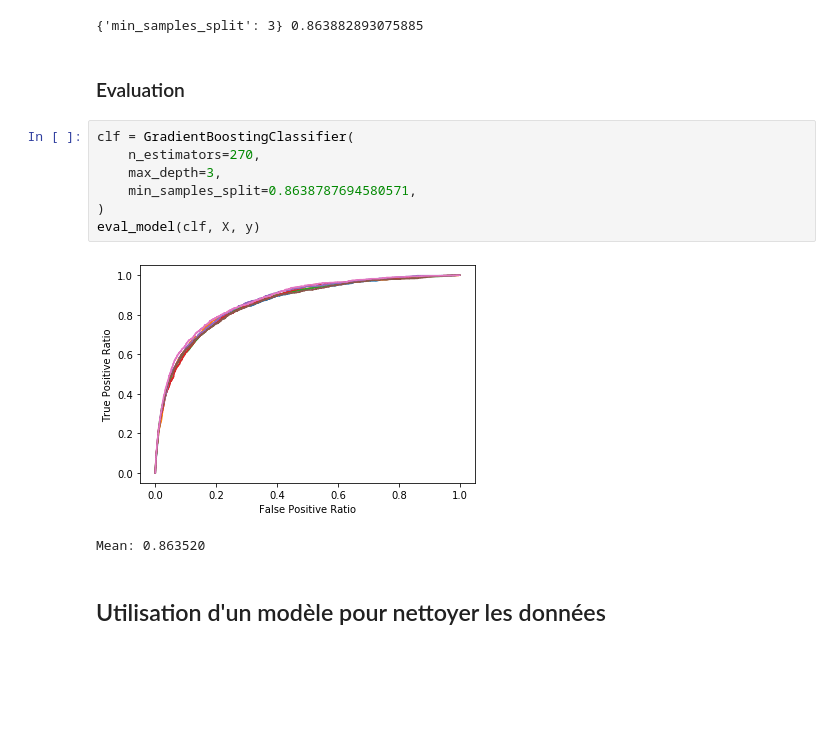
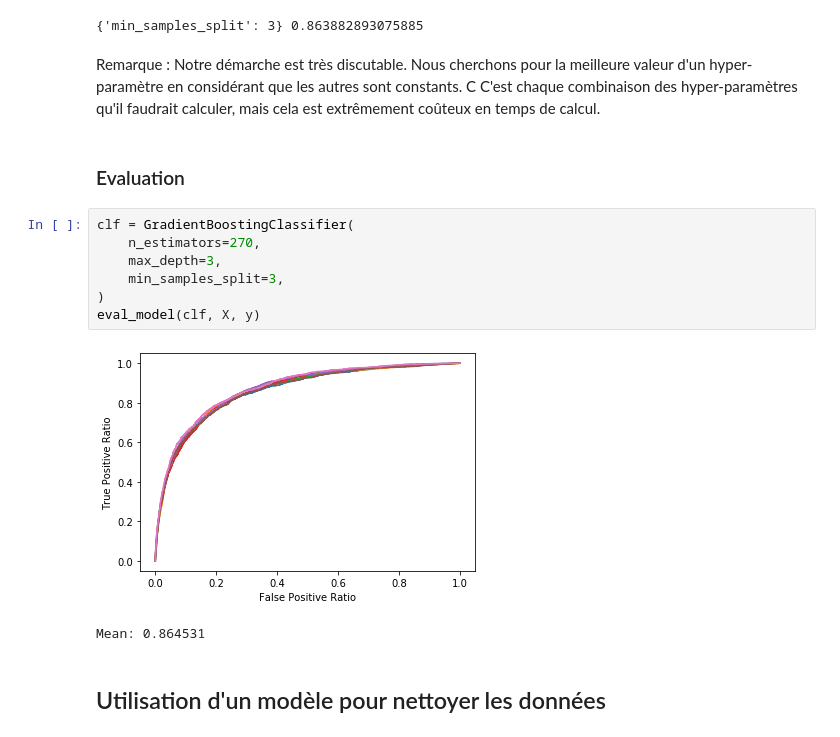
Before and after one commit to antoineeudes/GiveMeSomeCredit, a Jupyter notebook: main.ipynb, the cells around one changed output. Drawn from its saved outputs; the diff is of its cells as text; blank space fills up the shorter version.

```diff
--- a/main.ipynb
+++ b/main.ipynb
@@ -618,18 +618,20 @@ gs.fit(X, y)
 print(gs.best_params_, gs.best_score_)
 # %% [output]
 {'min_samples_split': 3} 0.863882893075885
+# %% [markdown]
+Remarque : Notre démarche est très discutable. Nous cherchons pour la meilleure valeur d'un hyper-paramètre en considérant que les autres sont constants. C C'est chaque combinaison des hyper-paramètres qu'il faudrait calculer, mais cela est extrêmement coûteux en temps de calcul.
 # %% [markdown]
 ### Evaluation
 # %%
 clf = GradientBoostingClassifier(
     n_estimators=270,
     max_depth=3,
-    min_samples_split=0.8638787694580571,
+    min_samples_split=3,
 )
 eval_model(clf, X, y)
 # %% [output]
-[figure, old version]
+[figure, new version]
-Mean: 0.863520
+Mean: 0.864531
 # %% [markdown]
 ## Utilisation d'un modèle pour nettoyer les données
 # %% [markdown]
```
